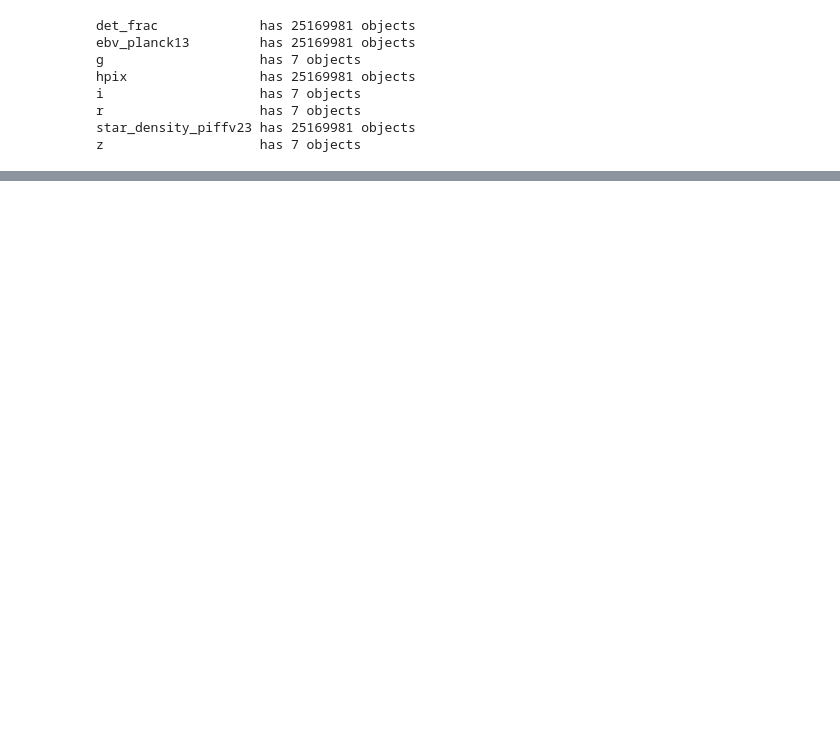
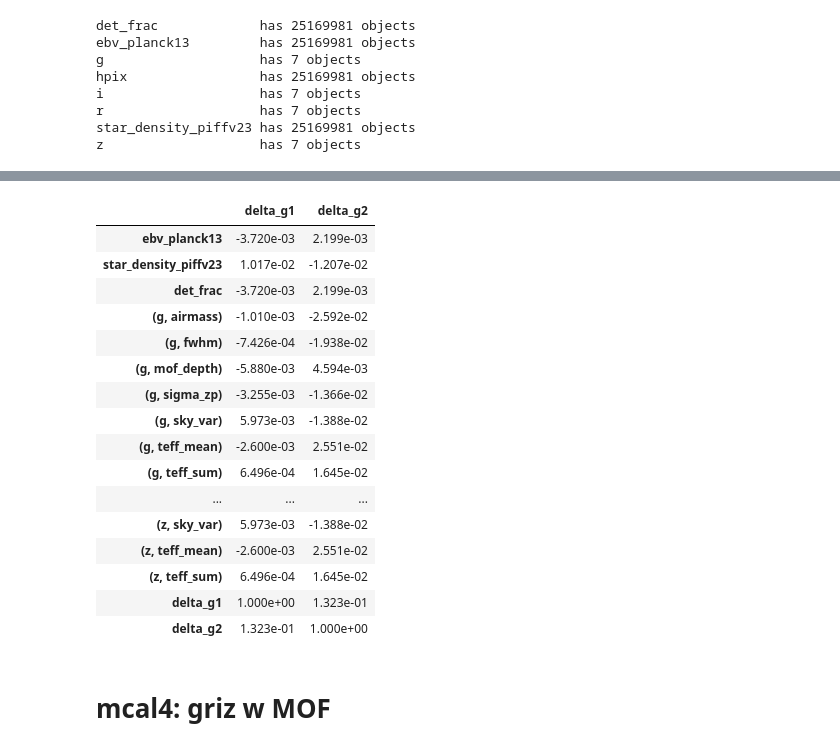
Before and after one commit to aa-12323/balrog_mcal, a Jupyter notebook: lib/healpix.ipynb, the cells around one changed output, grey strips where cells are left out. Drawn from its saved outputs; the diff is of its cells as text; code cells hidden in the pictures; blank space fills up the shorter version.

```diff
--- a/lib/healpix.ipynb
+++ b/lib/healpix.ipynb
@@ -162,0 +385,22 @@ The iterable function was deprecated in Matplotlib 3.1 and will be removed in 3.
+# %%
+corr_list[1]
+# %% [output]
+|  | delta_g1 | delta_g2 |
+| ebv_planck13 | -3.720e-03 | 2.199e-03 |
+| star_density_piffv23 | 1.017e-02 | -1.207e-02 |
+| det_frac | -3.720e-03 | 2.199e-03 |
+| (g, airmass) | -1.010e-03 | -2.592e-02 |
+| (g, fwhm) | -7.426e-04 | -1.938e-02 |
+| (g, mof_depth) | -5.880e-03 | 4.594e-03 |
+| (g, sigma_zp) | -3.255e-03 | -1.366e-02 |
+| (g, sky_var) | 5.973e-03 | -1.388e-02 |
+| (g, teff_mean) | -2.600e-03 | 2.551e-02 |
+| (g, teff_sum) | 6.496e-04 | 1.645e-02 |
+| ... | ... | ... |
+| (z, sky_var) | 5.973e-03 | -1.388e-02 |
+| (z, teff_mean) | -2.600e-03 | 2.551e-02 |
+| (z, teff_sum) | 6.496e-04 | 1.645e-02 |
+| delta_g1 | 1.000e+00 | 1.323e-01 |
+| delta_g2 | 1.323e-01 | 1.000e+00 |
+# %% [markdown]
+# mcal4: griz w MOF
```
Also changed, not shown: parts of 47 cells of this notebook, 1 other file.
